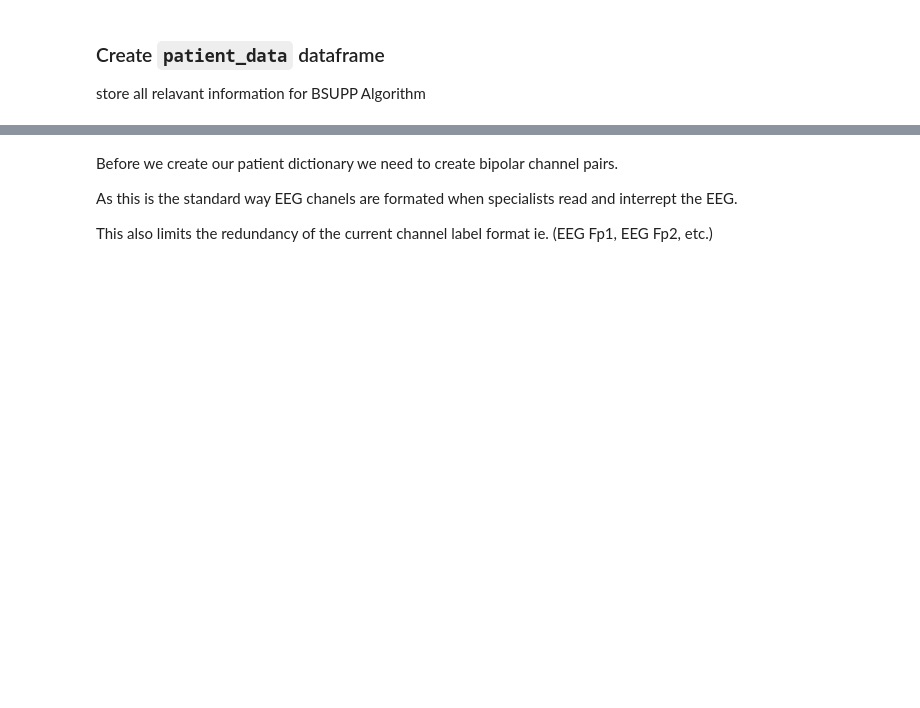
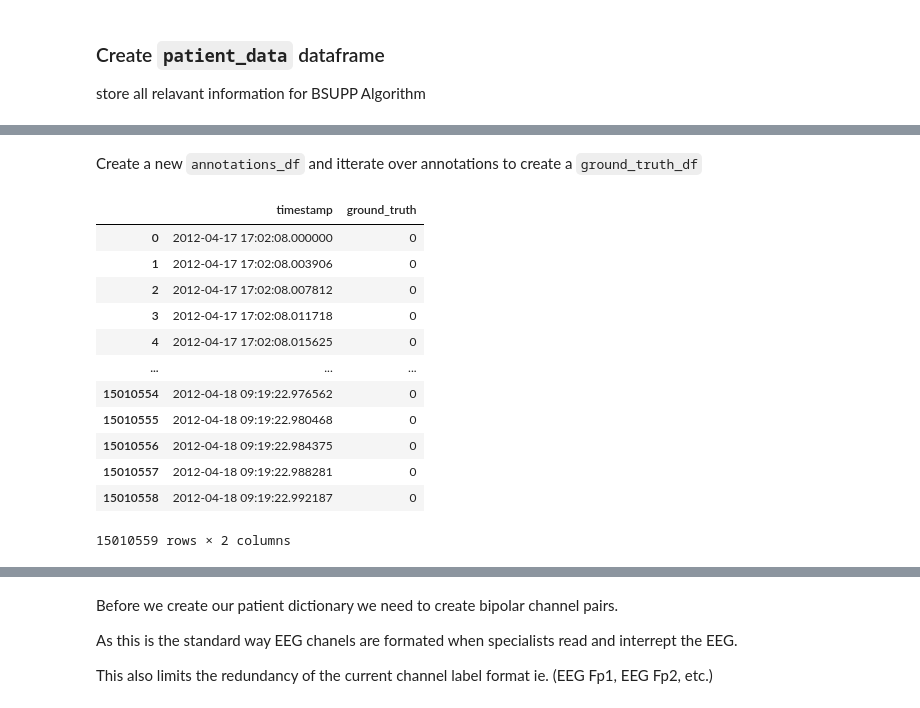
Before and after one commit to carzaga1/UnsuperDL-EEG-BSUPP, a Jupyter notebook: notebooks/01_clustering_algo_one_kispi.ipynb, the cells around one changed output, grey strips where cells are left out. Saved outputs shown, nothing was run; the diff lists cells and outputs as text; code cells hidden in the pictures; blank space fills up the shorter version.

```diff
--- a/notebooks/01_clustering_algo_one_kispi.ipynb
+++ b/notebooks/01_clustering_algo_one_kispi.ipynb
@@ -84,0 +102,2 @@ patient01_data.head()
+# %% [markdown]
+Create a new `annotations_df` and itterate over annotations to create a `ground_truth_df`
@@ -84,0 +123,16 @@ patient01_data.head()
+# %%
+ground_truth_df.head(-1)
+# %% [output]
+|  | timestamp | ground_truth |
+| 0 | 2012-04-17 17:02:08.000000 | 0 |
+| 1 | 2012-04-17 17:02:08.003906 | 0 |
+| 2 | 2012-04-17 17:02:08.007812 | 0 |
+| 3 | 2012-04-17 17:02:08.011718 | 0 |
+| 4 | 2012-04-17 17:02:08.015625 | 0 |
+| ... | ... | ... |
+| 15010554 | 2012-04-18 09:19:22.976562 | 0 |
+| 15010555 | 2012-04-18 09:19:22.980468 | 0 |
+| 15010556 | 2012-04-18 09:19:22.984375 | 0 |
+| 15010557 | 2012-04-18 09:19:22.988281 | 0 |
+| 15010558 | 2012-04-18 09:19:22.992187 | 0 |
+15010559 rows × 2 columns
```
Also changed, not shown: parts of 19 cells of this notebook.
